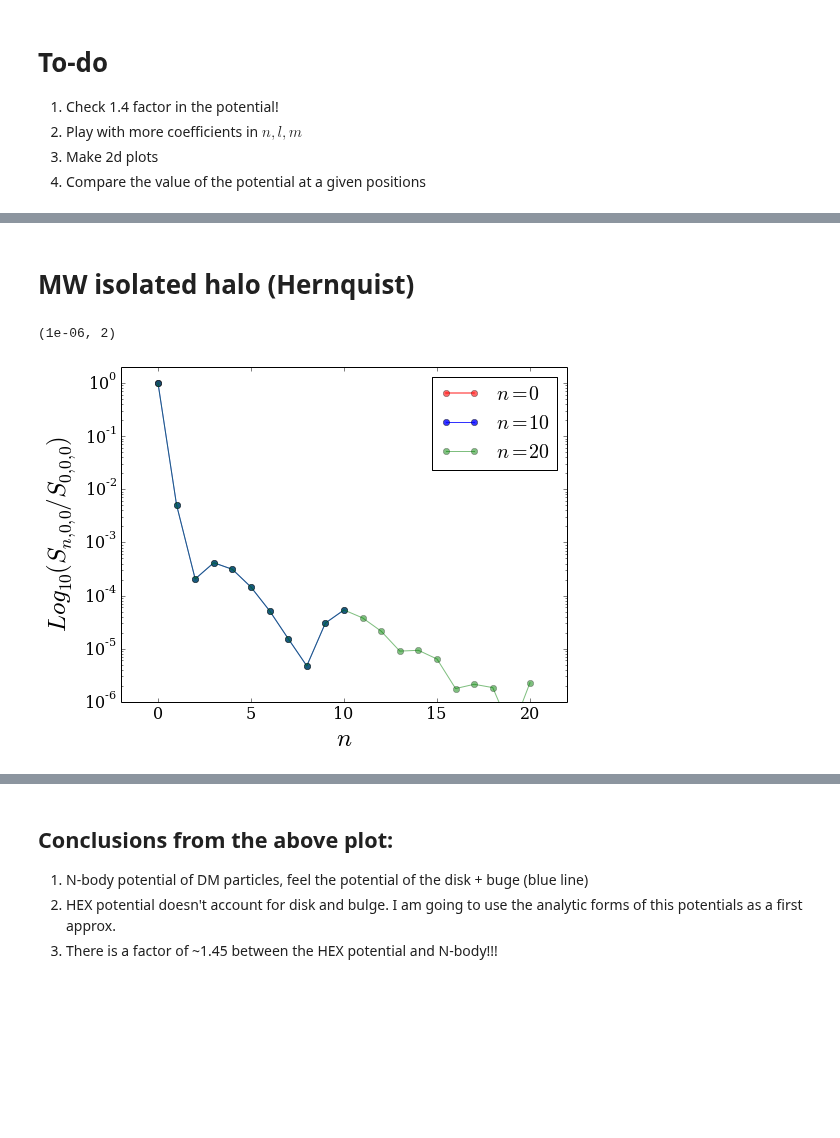
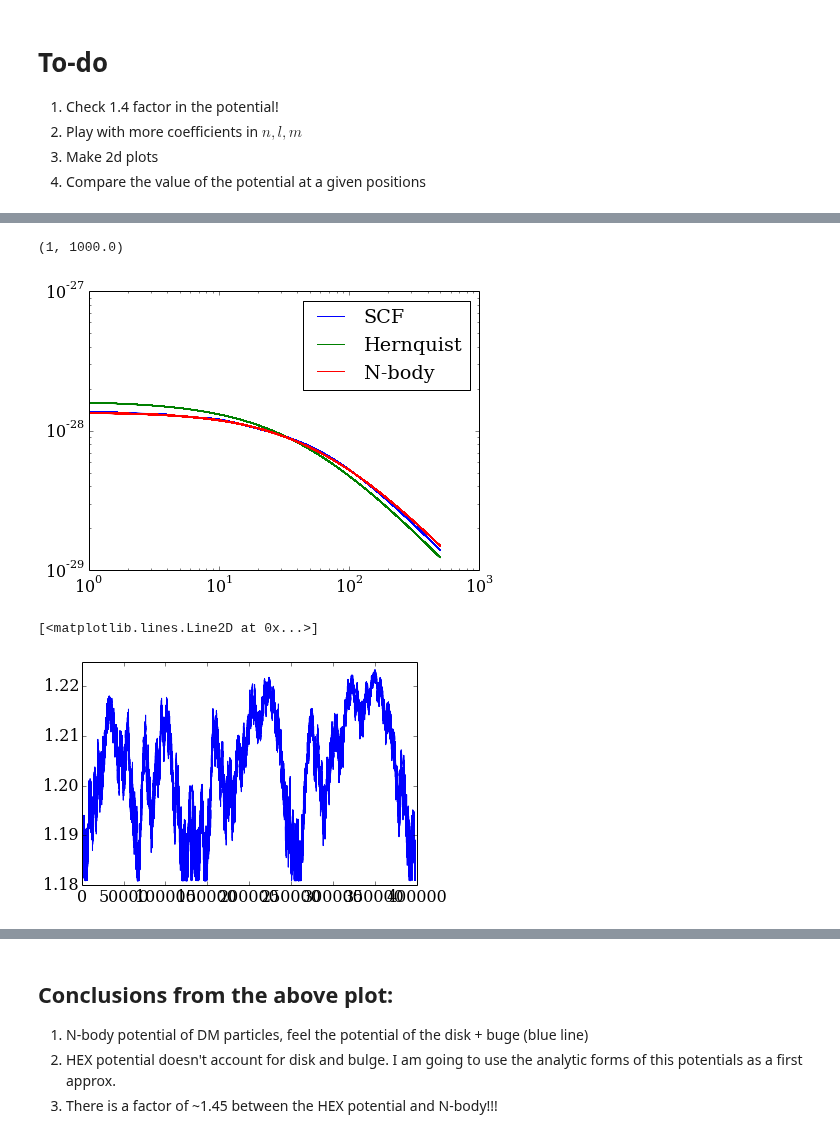
Before and after one commit to jngaravitoc/LMC-MW, a Jupyter notebook: code/SCF/MW_biff.ipynb, the cells around one changed output, grey strips where cells are left out. Drawn from its saved outputs; the diff is of its cells as text; code cells hidden in the pictures; blank space fills up the shorter version.

```diff
--- a/code/SCF/MW_biff.ipynb
+++ b/code/SCF/MW_biff.ipynb
@@ -74,0 +81,6 @@ print(Total_Mass_t)
+# %%
+## Code taken from (https://github.com/adrn/biff/blob/master/notebooks/Plummer%20test.ipynb)
+Sspheric, Tspheric = biff.compute_coeffs_discrete(MW_pos.astype(np.float64), (MW_mass*1E10).astype(np.float64), 15, 0, 1)
+# %%
+rho_Biff = biff.density(MW_pos_t.astype(np.float64), Sspheric, Tspheric, Total_Mass_t, r_s)
+pot_Biff = biff.potential(MW_pos_t.astype(np.float64), Sspheric, Tspheric, G_c.value, M=1, r_s=1)
@@ -75,3 +92,20 @@ print(Total_Mass_t)
+# %%
+r_MW_t = np.sqrt(MW_pos_t[:,0]**2.0 + MW_pos_t[:,1]**2.0 + MW_pos_t[:,2]**2.0)
+#r_MW = np.sqrt(MW[:,0]**2.0 + MW[:,1]**2.0 + MW[:,2]**2.0)
+#rho_teo_s = profiles.dens_hernquist(40.85, np.sort(r_MW_t), Total_Mass)
+rho_teo = profiles.dens_hernquist(40.85, r_MW_t, 0, 0, Total_Mass_t)
+pot_teo = profiles.pot_hernquist(40.85, r_MW_t, Total_Mass_t*1E10, G_c.value)
+# %%
+plt.figure(figsize=(7,5))
+plt.loglog(r_MW_t, np.abs(pot_Biff), label='SCF')
+plt.loglog(r_MW_t, np.abs(pot_teo), label='Hernquist')
+plt.loglog(r_MW_t, np.abs(MW_pot_t)*pot_factor*1E10, label='N-body')
+plt.legend(loc='best')
+
+plt.xlim(1, 1E3)
+# %% [output]
+(1, 1000.0)
+[figure, added]
 # %%
 # Writing coefficients into a file.
 def writting_coeff(name, S, T):
@@ -107,2 +118,0 @@ def STnlm(xyz, mass, rs, n_max, l_max):
-# %% [markdown]
-# MW isolated halo (Hernquist)
@@ -132,19 +119,6 @@ MWbfe_rho3 = biff.density(np.ascontiguousarray(np.double(MW)), SMW3, TMW3, 20, 0
-# %%
-plt.figure(figsize=(8,6))
-plt.semilogy(np.array(nlmsMW1)[:,0], np.abs(SMW1.flat/SMW1[0,0,0])[:], marker='o', c='r', lw=1.5, alpha=0.6, label='$n=0$')
-plt.semilogy(np.array(nlmsMW2)[:,0], np.abs(SMW2.flat/SMW2[0,0,0])[:], marker='o', c='b', alpha=0.8, label='$n=10$')
-plt.semilogy(np.array(nlmsMW3)[:,0], np.abs(SMW3.flat/SMW3[0,0,0])[:], marker='o', c='g', alpha=0.5, label='$n=20$')
-plt.xlabel(r'$n$', fontsize=25)
-plt.ylabel(r'$Log_{10}(S_{n,0,0}/S_{0,0,0})$', fontsize=25)
-plt.legend(loc='best', fontsize=20)
-#plt.savefig("Snlm_MW", dpi=300, format='pdf', bbox_inches='tight')
-#plt.savefig("Snlm_MW", dpi=300, format='png', bbox_inches='tight')
-#plt.savefig("Snlm_MW", dpi=300, format='eps', bbox_inches='tight')
-
-plt.xlim(-2, 22)
-plt.ylim(1E-6, 2)
-#plt.xlim(0,30)
-#plt.ylim(1E-6, 1.0)
-# %% [output]
-(1e-06, 2)
-[figure, removed]
+# %%
+EP = pot_err(pot_Biff, MW_pot_t)
+plt.plot(EP)
+# %% [output]
+[<matplotlib.lines.Line2D at 0x...>]
+[figure, added]
```
Also changed, not shown: parts of 33 cells of this notebook.
